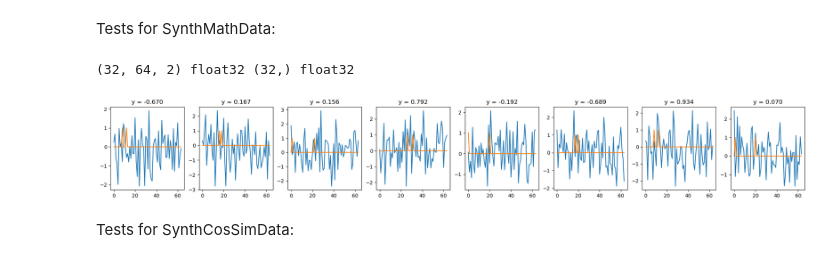
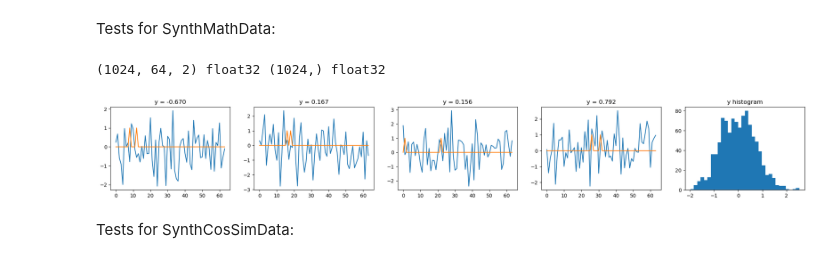
Before and after one commit to FriedChips/dl_basics, a Jupyter notebook: data_gen/data_gen_tests.ipynb, the cells around one changed output. Cells and saved outputs as stored; diff of their text form; code cells hidden in the pictures.

```diff
--- a/data_gen/data_gen_tests.ipynb
+++ b/data_gen/data_gen_tests.ipynb
@@ -14,23 +14,27 @@ importlib.reload(synth_sequences);
 Tests for SynthMathData:
 # %%
 P = {
-    "batch_size" : 32,
+    "batch_size" : 1024,
     "seq_len" : 64,
-    "operation" : "add",
+    "operation" : "plus",
     "distribution" : "normal",
 }
 
 data_gen = synth_sequences.SynthMathData(P["batch_size"], P["seq_len"], P["operation"], P["distribution"], seed=43)
 x, y = data_gen.__getitem__(1)
 print(x.shape, x.dtype, y.shape, y.dtype)
 
-fig, axs = plt.subplots(1, 8, figsize=(25,3))
-for i in range(8):
+fig, axs = plt.subplots(1, 5, figsize=(25,3))
+
+for i in range(4):
     axs[i].plot(x[i]);
-    axs[i].set_title(f"y = {y[i]:.3f}")
+    axs[i].set_title(f"y = {y[i]:.3f}");
+
+axs[-1].hist(y, bins=32);
+axs[-1].set_title("y histogram")    ;
 # %% [output]
-(32, 64, 2) float32 (32,) float32
+(1024, 64, 2) float32 (1024,) float32
-[figure, old version]
+[figure, new version]
 # %% [markdown]
 Tests for SynthCosSimData:
 # %%
```
Also changed, not shown: parts of 1 cell of this notebook, 1 other file.
